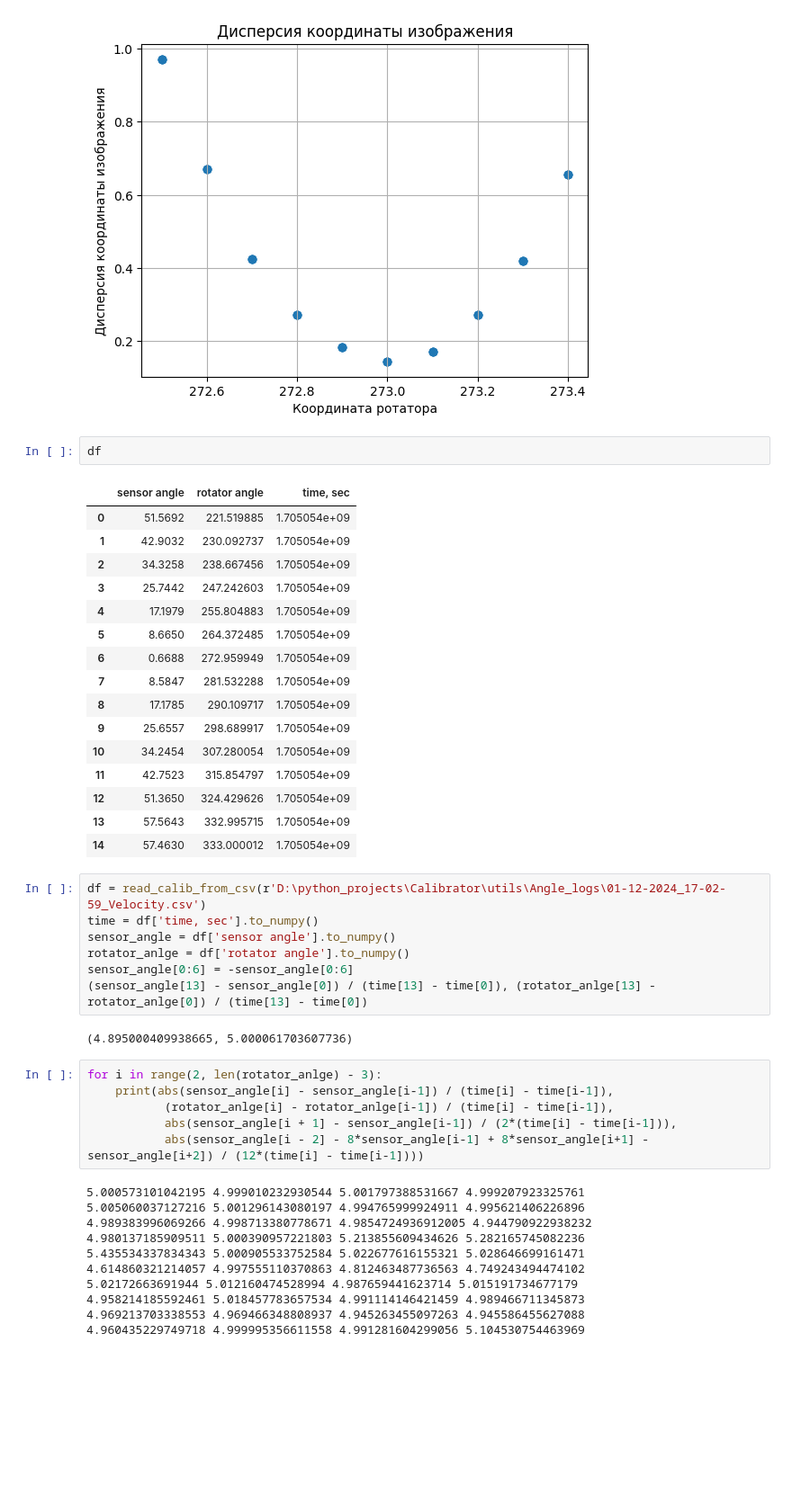
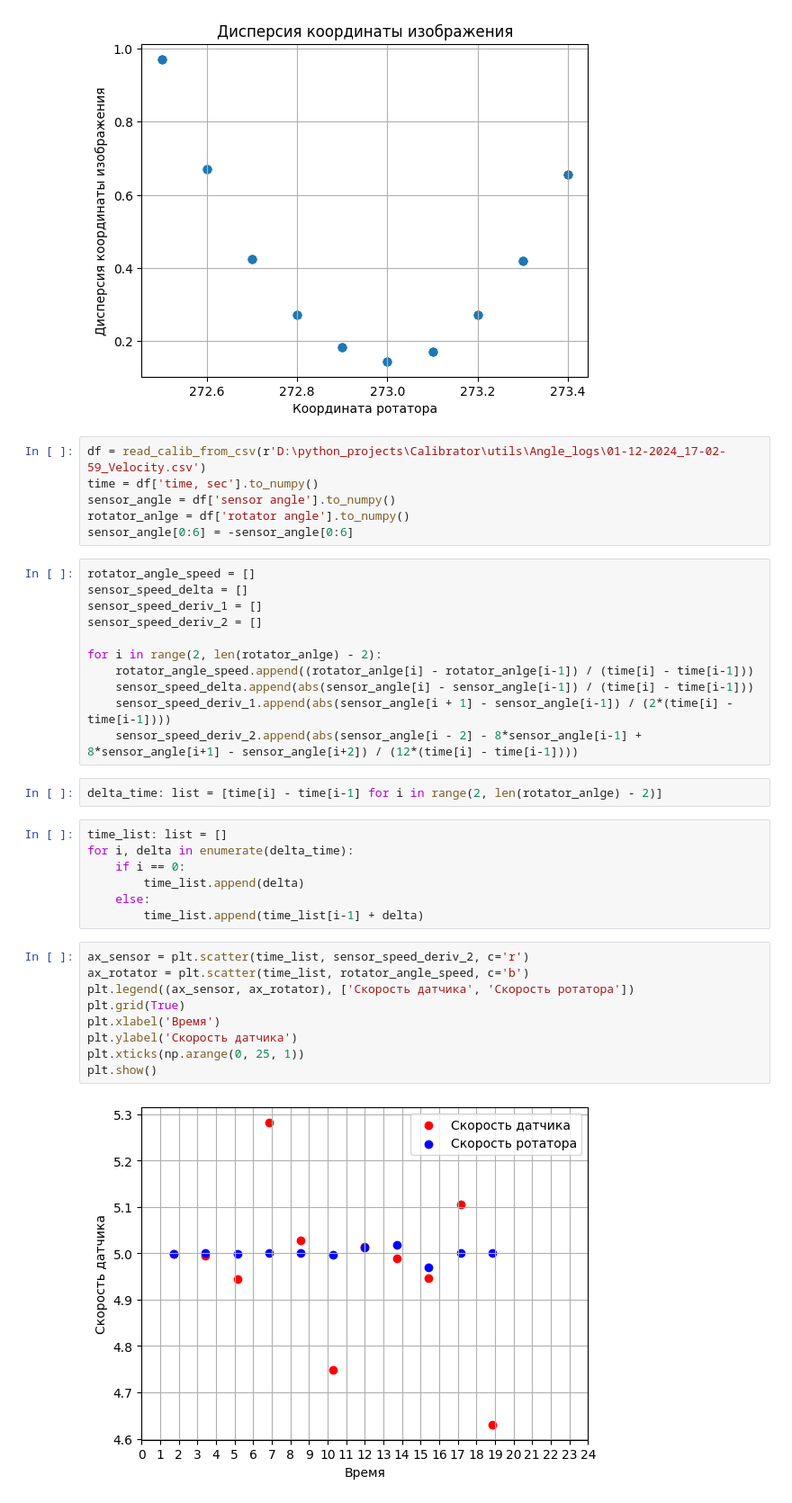
Before and after one commit to functiod/Calibrator, a Jupyter notebook: dsg/calibrator/data_processing/test.ipynb, the cells around one changed output. Shown: that part at 90% size. Drawn from its saved outputs; the diff is of its cells as text; blank space fills up the shorter version.

```diff
--- a/dsg/calibrator/data_processing/test.ipynb
+++ b/dsg/calibrator/data_processing/test.ipynb
@@ -287,48 +247,40 @@ plt.ylabel('Дисперсия координаты изображения')
 plt.show()
 # %% [output]
 [figure]
-# %%
-df
-# %% [output]
-|  | sensor angle | rotator angle | time, sec |
-| 0 | 51.5692 | 221.519885 | 1.705054e+09 |
-| 1 | 42.9032 | 230.092737 | 1.705054e+09 |
-| 2 | 34.3258 | 238.667456 | 1.705054e+09 |
-| 3 | 25.7442 | 247.242603 | 1.705054e+09 |
-| 4 | 17.1979 | 255.804883 | 1.705054e+09 |
-| 5 | 8.6650 | 264.372485 | 1.705054e+09 |
-| 6 | 0.6688 | 272.959949 | 1.705054e+09 |
-| 7 | 8.5847 | 281.532288 | 1.705054e+09 |
-| 8 | 17.1785 | 290.109717 | 1.705054e+09 |
-| 9 | 25.6557 | 298.689917 | 1.705054e+09 |
-| 10 | 34.2454 | 307.280054 | 1.705054e+09 |
-| 11 | 42.7523 | 315.854797 | 1.705054e+09 |
-| 12 | 51.3650 | 324.429626 | 1.705054e+09 |
-| 13 | 57.5643 | 332.995715 | 1.705054e+09 |
-| 14 | 57.4630 | 333.000012 | 1.705054e+09 |
 # %%
 df = read_calib_from_csv(r'D:\python_projects\Calibrator\utils\Angle_logs\01-12-2024_17-02-59_Velocity.csv')
 time = df['time, sec'].to_numpy()
 sensor_angle = df['sensor angle'].to_numpy()
 rotator_anlge = df['rotator angle'].to_numpy()
 sensor_angle[0:6] = -sensor_angle[0:6]
-(sensor_angle[13] - sensor_angle[0]) / (time[13] - time[0]), (rotator_anlge[13] - rotator_anlge[0]) / (time[13] - time[0])
-# %% [output]
-(4.895000409938665, 5.000061703607736)
 # %%
-for i in range(2, len(rotator_anlge) - 3):
-    print(abs(sensor_angle[i] - sensor_angle[i-1]) / (time[i] - time[i-1]),
-           (rotator_anlge[i] - rotator_anlge[i-1]) / (time[i] - time[i-1]),
-           abs(sensor_angle[i + 1] - sensor_angle[i-1]) / (2*(time[i] - time[i-1])),
-           abs(sensor_angle[i - 2] - 8*sensor_angle[i-1] + 8*sensor_angle[i+1] - sensor_angle[i+2]) / (12*(time[i] - time[i-1])))
+rotator_angle_speed = []
+sensor_speed_delta = []
+sensor_speed_deriv_1 = []
+sensor_speed_deriv_2 = []
+
+for i in range(2, len(rotator_anlge) - 2):
+    rotator_angle_speed.append((rotator_anlge[i] - rotator_anlge[i-1]) / (time[i] - time[i-1]))
+    sensor_speed_delta.append(abs(sensor_angle[i] - sensor_angle[i-1]) / (time[i] - time[i-1]))
+    sensor_speed_deriv_1.append(abs(sensor_angle[i + 1] - sensor_angle[i-1]) / (2*(time[i] - time[i-1])))
+    sensor_speed_deriv_2.append(abs(sensor_angle[i - 2] - 8*sensor_angle[i-1] + 8*sensor_angle[i+1] - sensor_angle[i+2]) / (12*(time[i] - time[i-1])))
-# %% [output]
-5.000573101042195 4.999010232930544 5.001797388531667 4.999207923325761
-5.005060037127216 5.001296143080197 4.994765999924911 4.995621406226896
-4.989383996069266 4.998713380778671 4.9854724936912005 4.944790922938232
-4.980137185909511 5.000390957221803 5.213855609434626 5.282165745082236
-5.435534337834343 5.000905533752584 5.022677616155321 5.028646699161471
-4.614860321214057 4.997555110370863 4.812463487736563 4.749243494474102
-5.02172663691944 5.012160474528994 4.987659441623714 5.015191734677179
-4.958214185592461 5.018457783657534 4.991114146421459 4.989466711345873
-4.969213703338553 4.969466348808937 4.945263455097263 4.945586455627088
-4.960435229749718 4.999995356611558 4.991281604299056 5.104530754463969
+# %%
+delta_time: list = [time[i] - time[i-1] for i in range(2, len(rotator_anlge) - 2)]
+# %%
+time_list: list = []
+for i, delta in enumerate(delta_time):
+    if i == 0:
+        time_list.append(delta)
+    else:
+        time_list.append(time_list[i-1] + delta)
+# %%
+ax_sensor = plt.scatter(time_list, sensor_speed_deriv_2, c='r')
+ax_rotator = plt.scatter(time_list, rotator_angle_speed, c='b')
+plt.legend((ax_sensor, ax_rotator), ['Скорость датчика', 'Скорость ротатора'])
+plt.grid(True)
+plt.xlabel('Время')
+plt.ylabel('Скорость датчика')
+plt.xticks(np.arange(0, 25, 1))
+plt.show()
+# %% [output]
+[figure, added]
```
Also changed, not shown: parts of 9 cells of this notebook, 3 other files.
